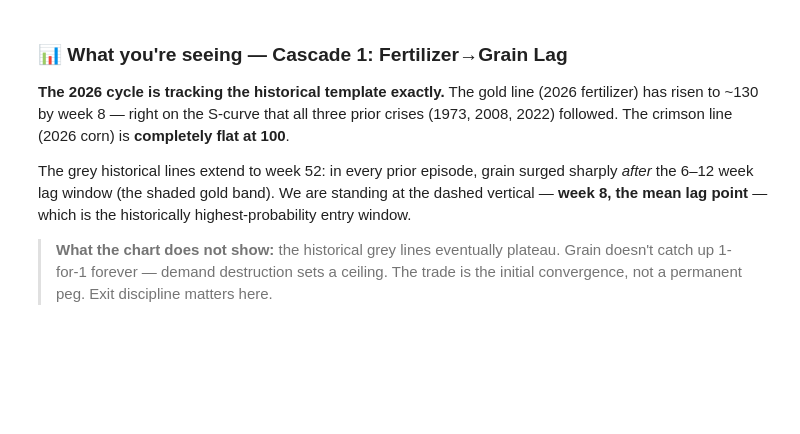
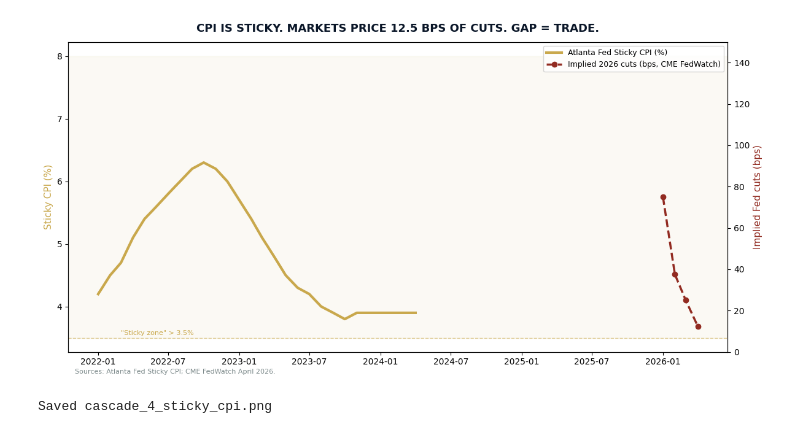
Before and after one commit to pahansenevirathne128-gif/citi-bank, a Jupyter notebook: citi_markets_2026.ipynb, the cells around one changed output. Cells and saved outputs as stored; diff of their text form; code cells hidden in the pictures; blank space fills up the shorter version.

```diff
--- a/citi_markets_2026.ipynb
+++ b/citi_markets_2026.ipynb
@@ -460,8 +376,55 @@ fig_c1.show()
-# %% [markdown]
-### 📊 What you're seeing — Cascade 1: Fertilizer→Grain Lag
-
-**The 2026 cycle is tracking the historical template exactly.** The gold line (2026 fertilizer) has risen to ~130 by week 8 — right on the S-curve that all three prior crises (1973, 2008, 2022) followed. The crimson line (2026 corn) is **completely flat at 100**.
-
-The grey historical lines extend to week 52: in every prior episode, grain surged sharply *after* the 6–12 week lag window (the shaded gold band). We are standing at the dashed vertical — **week 8, the mean lag point** — which is the historically highest-probability entry window.
-
-> **What the chart does not show:** the historical grey lines eventually plateau. Grain doesn't catch up 1-for-1 forever — demand destruction sets a ceiling. The trade is the initial convergence, not a permanent peg. Exit discipline matters here.
+# %%
+%matplotlib inline
+import warnings; warnings.filterwarnings('ignore')
+import numpy as np, pandas as pd, time
+import matplotlib
+import matplotlib.pyplot as plt
+import matplotlib.cm as cm
+from pathlib import Path
+from sklearn.preprocessing import StandardScaler
+from sklearn.decomposition import PCA
+
+NAVY='#0A1628'; GOLD='#C9A84C'; FOREST='#1B4332'
+OCEAN='#1A5276'; CRIMSON='#922B21'; GREY='#7F8C8D'
+COLORS=[NAVY, GOLD, FOREST, OCEAN, CRIMSON, GREY]
+CHARTS=Path('charts'); DATA=Path('data')
+CHARTS.mkdir(exist_ok=True); DATA.mkdir(exist_ok=True)
+cpi_dates  = pd.date_range('2022-01', periods=28, freq='MS')
+sticky_cpi = [4.2,4.5,4.7,5.1,5.4,5.6,5.8,6.0,6.2,6.3,6.2,6.0,
+              5.7,5.4,5.1,4.8,4.5,4.3,4.2,4.0,3.9,3.8,3.9,3.9,
+              3.9,3.9,3.9,3.9]
+
+cuts_dates  = pd.date_range('2026-01', periods=4, freq='MS')
+implied_cuts = [75, 37.5, 25, 12.5]
+
+fig, ax1 = plt.subplots(figsize=(12, 6))
+ax2 = ax1.twinx()
+
+ax1.plot(cpi_dates, sticky_cpi, color=GOLD, lw=3, label='Atlanta Fed Sticky CPI (%)')
+ax1.axhspan(3.5, 8, alpha=0.06, color=GOLD)
+ax1.axhline(3.5, color=GOLD, lw=1, ls='--', alpha=0.6)
+ax1.text(cpi_dates[2], 3.55, '"Sticky zone" > 3.5%', fontsize=8, color=GOLD)
+
+ax2.plot(cuts_dates, implied_cuts, color=CRIMSON, lw=2.5, ls='--',
+         marker='o', ms=6, label='Implied 2026 cuts (bps, CME FedWatch)')
+ax2.set_ylim(0, 150)
+
+ax1.set_ylabel('Sticky CPI (%)', color=GOLD, fontsize=11)
+ax2.set_ylabel('Implied Fed cuts (bps)', color=CRIMSON, fontsize=11)
+ax1.set_title('CPI IS STICKY. MARKETS PRICE 12.5 BPS OF CUTS. GAP = TRADE.',
+              fontsize=13, fontweight='bold', color=NAVY, pad=12)
+
+lines1, labels1 = ax1.get_legend_handles_labels()
+lines2, labels2 = ax2.get_legend_handles_labels()
+ax1.legend(lines1+lines2, labels1+labels2, fontsize=9, loc='upper right')
+
+ax1.set_facecolor('white'); fig.patch.set_facecolor('white')
+ax1.text(0.01,-0.07,'Sources: Atlanta Fed Sticky CPI; CME FedWatch April 2026.',
+         transform=ax1.transAxes, fontsize=8, color=GREY)
+plt.tight_layout()
+plt.savefig(CHARTS / 'cascade_4_sticky_cpi.png', dpi=150, bbox_inches='tight')
+plt.show()
+print('Saved cascade_4_sticky_cpi.png')
+# %% [output]
+[figure, added]
+Saved cascade_4_sticky_cpi.png
```
Also changed, not shown: parts of 49 cells of this notebook, 14 other files.
